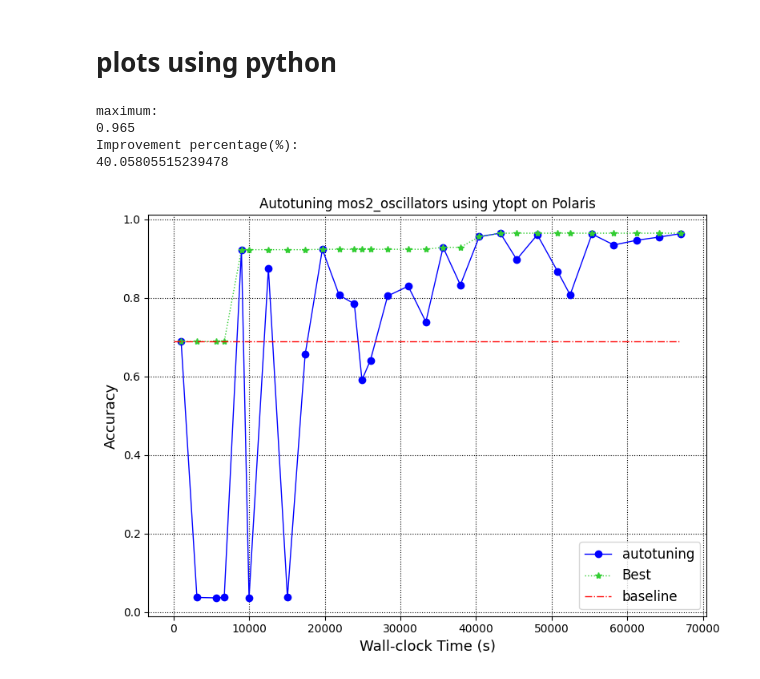
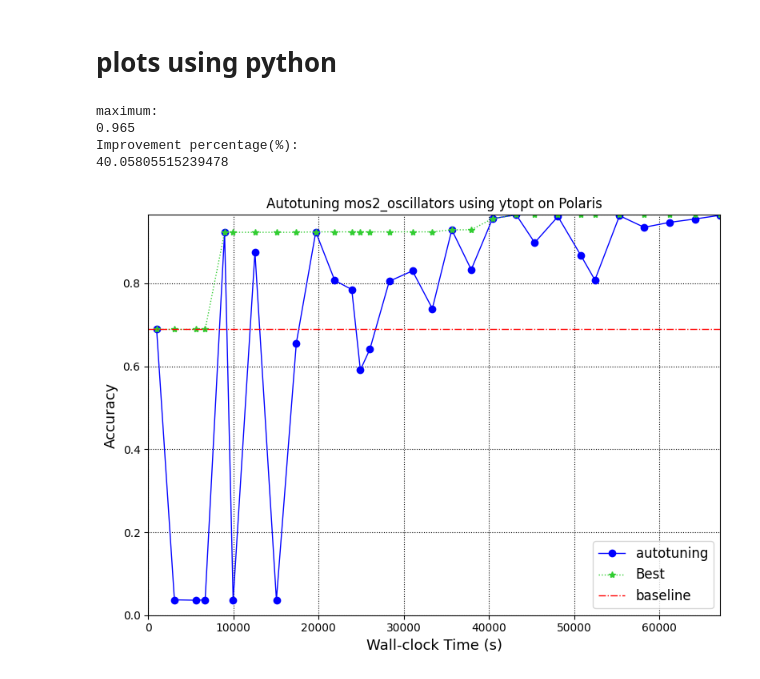
Before and after one commit to ytopt-team/ytopt, a Jupyter notebook: ytopt-libe/hpo4julia/plots/plots.ipynb, the cells around one changed output. Saved outputs shown, nothing was run; the diff lists cells and outputs as text; code cells hidden in the pictures.

Commit message:
update the plots for hpo4julia

```diff
--- a/ytopt-libe/hpo4julia/plots/plots.ipynb
+++ b/ytopt-libe/hpo4julia/plots/plots.ipynb
@@ -63,32 +63,32 @@ plt.plot(
 
 plt.plot(
     x,
     y,
     color="red",
     ls="-.",
     lw=1,
     label="baseline"
 )
 
 #plot area
-#plt.axis((0, col_index.iloc[:, 1].max(), 0, col_index.iloc[:, 0].max()))
+plt.axis((0, col_index.iloc[:, 1].max(), 0, -col_index.iloc[:, 0].min()))
 
 # Labels and title
 plt.xlabel("Wall-clock Time (s)", fontsize=13)
 plt.ylabel("Accuracy", fontsize=13)
 plt.title("Autotuning mos2_oscillators using ytopt on Polaris")
 
 # Grid (dotted like R)
 plt.grid(True, linestyle="dotted", color="black")
 
 # Legend (position approximated from R)
 plt.legend(loc="lower right", fontsize=12)
 
 plt.tight_layout()
 plt.show()
 # %% [output]
 maximum:
 0.965
 Improvement percentage(%):
 40.05805515239478
-[figure, old version]
+[figure, new version]
```
